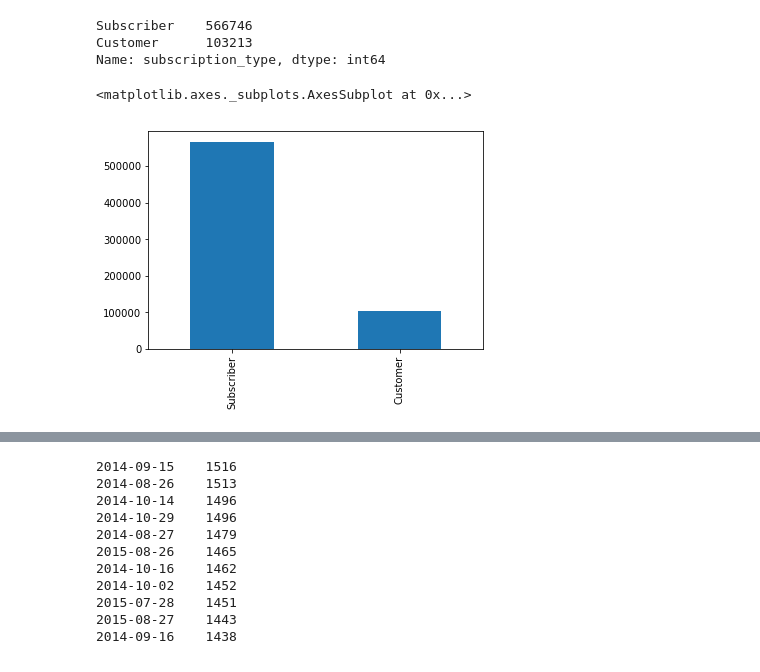
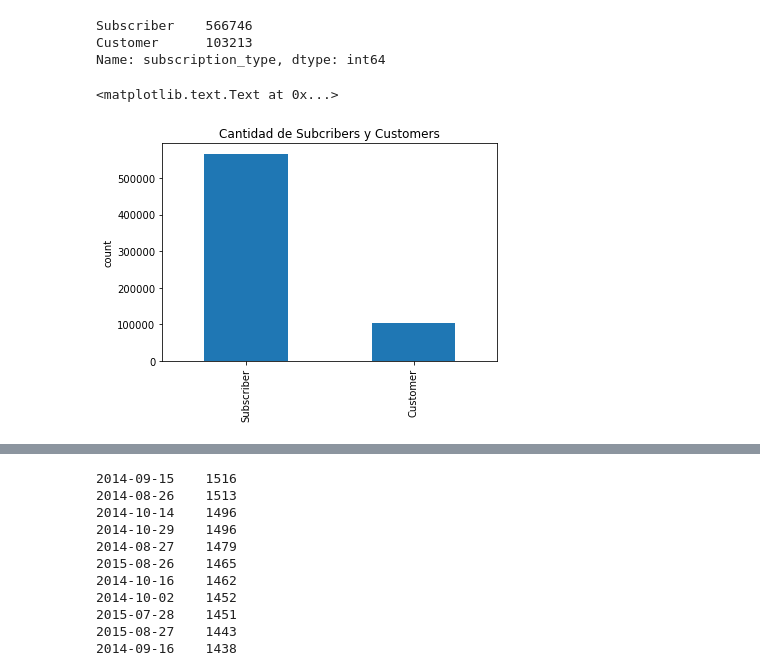
Before and after one commit to pabloernesto/sfBikes, a Jupyter notebook: robert_script.ipynb, the cells around one changed output, grey strips where cells are left out. Drawn from its saved outputs; the diff is of its cells as text; code cells hidden in the pictures.

```diff
--- a/robert_script.ipynb
+++ b/robert_script.ipynb
@@ -32,10 +35,11 @@ Subscriber    566746
 Customer      103213
 Name: subscription_type, dtype: int64
 # %%
-trip['subscription_type'].value_counts().plot.bar()
+trip['subscription_type'].value_counts().plot.bar(title = "Cantidad de Subcribers y Customers")
+plt.ylabel('count')
 # %% [output]
-<matplotlib.axes._subplots.AxesSubplot at 0x...>
+<matplotlib.text.Text at 0x...>
-[figure, old version]
+[figure, new version]
 # %%
 date = trip.loc[:,'start_date'].str.split(' ')
 trip['date'] = date.map(lambda date: date[0])
```
Also changed, not shown: parts of 70 cells of this notebook, 13 other files.
